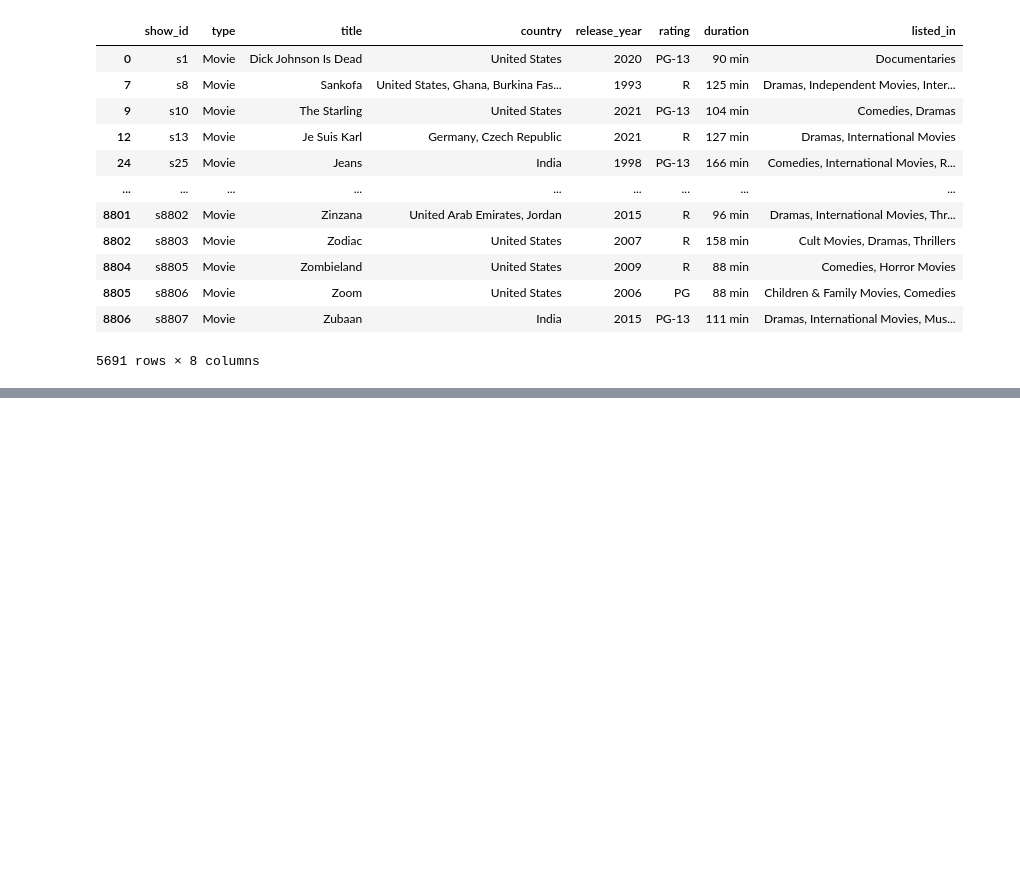
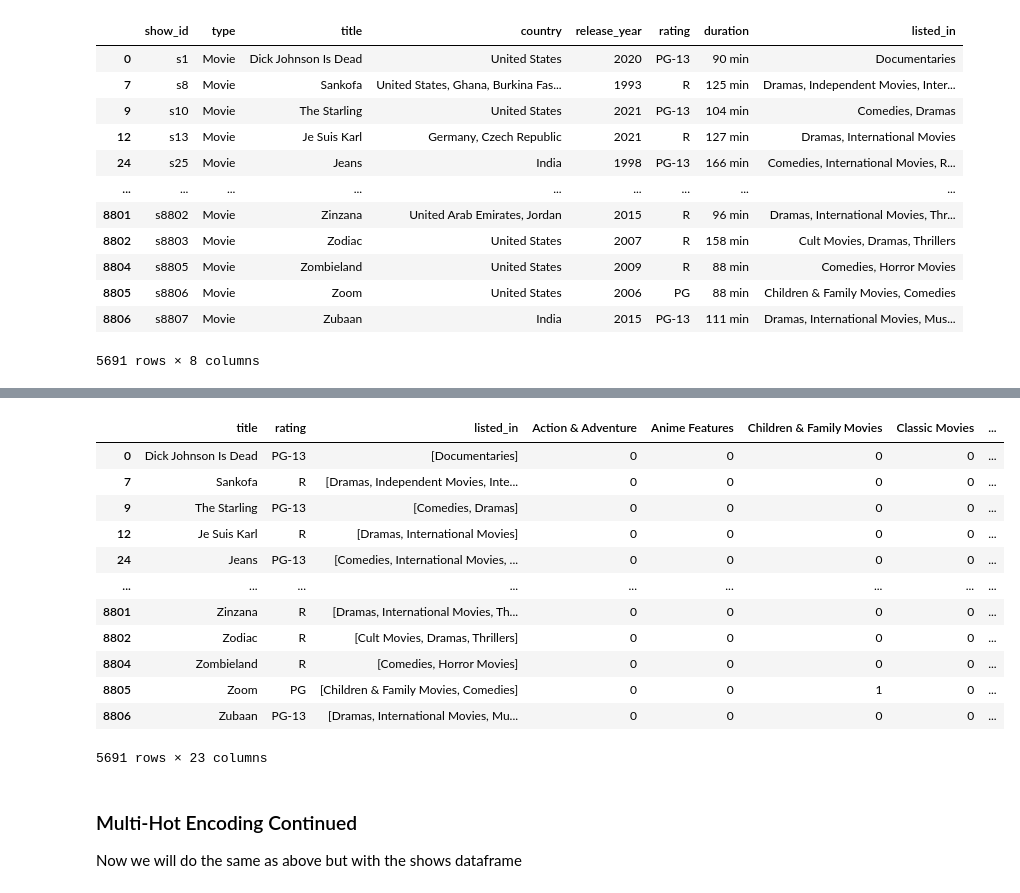
Before and after one commit to Nick-Pleva/Data-Science-Pinnacle-Project, a Jupyter notebook: final_project.ipynb, the cells around one changed output, grey strips where cells are left out. Cells and saved outputs as stored; diff of their text form; code cells hidden in the pictures; blank space fills up the shorter version.

Commit message:
Start of multi-hot coding listed_in column for random forest data method

```diff
--- a/final_project.ipynb
+++ b/final_project.ipynb
@@ -291,0 +339,3 @@ netflix_movies
+# %%
+movies_forest["listed_in"] = movies_forest["listed_in"].str.split(", ")
+movies_forest
@@ -291,0 +361,3 @@ netflix_movies
+# %%
+movies_forest["listed_in"] = movies_forest["listed_in"].fillna("")
+movies_forest
@@ -291,0 +383,6 @@ netflix_movies
+# %%
+# Call the binarizer
+mlb = MultiLabelBinarizer()
+# Movie Dataframe
+transform_movies = mlb.fit_transform(movies_forest["listed_in"])
+mlb.classes_
@@ -291,0 +397,3 @@ netflix_movies
+# %%
+reset_movies_listed_in = pd.DataFrame(transform_movies, columns=mlb.classes_, index=movies_forest.index)
+reset_movies_listed_in
@@ -291,0 +414,20 @@ netflix_movies
+# %%
+movies_forest_concat = pd.concat([movies_forest, reset_movies_listed_in], axis=1)
+movies_forest_concat
+# %% [output]
+|  | title | rating | listed_in | Action & Adventure | Anime Features | Children & Family Movies | Classic Movies | ... |
+| 0 | Dick Johnson Is Dead | PG-13 | [Documentaries] | 0 | 0 | 0 | 0 | ... |
+| 7 | Sankofa | R | [Dramas, Independent Movies, Inte... | 0 | 0 | 0 | 0 | ... |
+| 9 | The Starling | PG-13 | [Comedies, Dramas] | 0 | 0 | 0 | 0 | ... |
+| 12 | Je Suis Karl | R | [Dramas, International Movies] | 0 | 0 | 0 | 0 | ... |
+| 24 | Jeans | PG-13 | [Comedies, International Movies, ... | 0 | 0 | 0 | 0 | ... |
+| ... | ... | ... | ... | ... | ... | ... | ... | ... |
+| 8801 | Zinzana | R | [Dramas, International Movies, Th... | 0 | 0 | 0 | 0 | ... |
+| 8802 | Zodiac | R | [Cult Movies, Dramas, Thrillers] | 0 | 0 | 0 | 0 | ... |
+| 8804 | Zombieland | R | [Comedies, Horror Movies] | 0 | 0 | 0 | 0 | ... |
+| 8805 | Zoom | PG | [Children & Family Movies, Comedies] | 0 | 0 | 1 | 0 | ... |
+| 8806 | Zubaan | PG-13 | [Dramas, International Movies, Mu... | 0 | 0 | 0 | 0 | ... |
+5691 rows × 23 columns
+# %% [markdown]
+### Multi-Hot Encoding Continued
+Now we will do the same as above but with the shows dataframe
```
Also changed, not shown: parts of 14 cells of this notebook.
